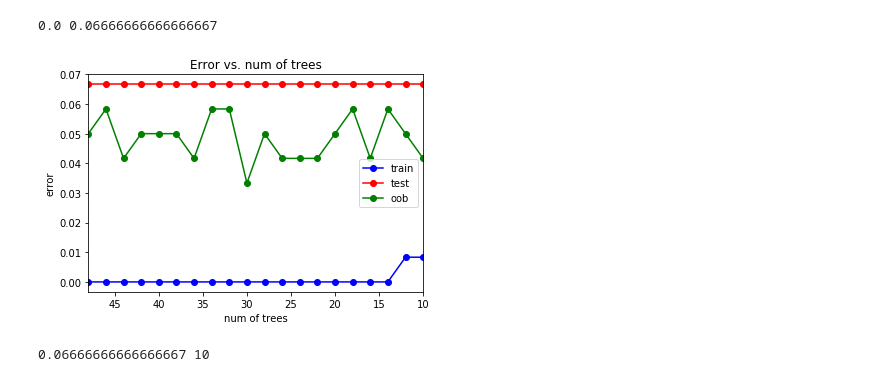
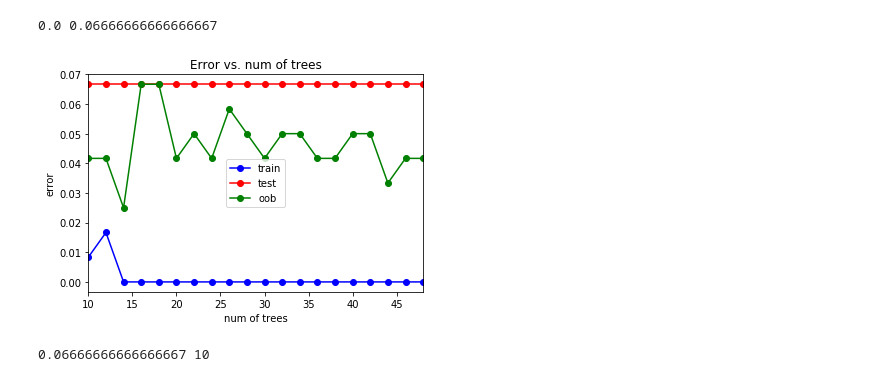
Before and after one commit to Regmir/MachineLearning, a Jupyter notebook: iris.ipynb, the cells around one changed output. Cells and saved outputs as stored; diff of their text form; code cells hidden in the pictures.

```diff
--- a/iris.ipynb
+++ b/iris.ipynb
@@ -387,27 +387,27 @@ print(err_train, err_test)
 # %%
 tree_num_arr = np.arange(10, 50, 2)
 test_err = []
 train_err = []
 oob_err = []
 for tree_num in tree_num_arr:
     randomForest = ensemble.RandomForestClassifier(n_estimators = tree_num, oob_score=True)
     randomForest.fit(x_train, y_train)
 
     train_err.append(np.mean(y_train != randomForest.predict(x_train)))
     test_err.append(np.mean(y_test != randomForest.predict(x_test)))
     oob_err.append(1 - randomForest.oob_score_)
 
 plt.plot(tree_num_arr, train_err, 'b-o', label = 'train')
 plt.plot(tree_num_arr, test_err, 'r-o', label = 'test')
 plt.plot(tree_num_arr, oob_err, 'g-o', label = 'oob')
-plt.xlim([np.max(tree_num_arr), np.min(tree_num_arr)])
+plt.xlim([np.min(tree_num_arr), np.max(tree_num_arr)])
 plt.title('Error vs. num of trees')
 plt.xlabel('num of trees')
 plt.ylabel('error')
 plt.legend()
 pass
 # %% [output]
-[figure, old version]
+[figure, new version]
 # %%
 min_test_err = np.min(test_err)
 tree_num = tree_num_arr[test_err == min_test_err]
```
Also changed, not shown: parts of 10 cells of this notebook.
